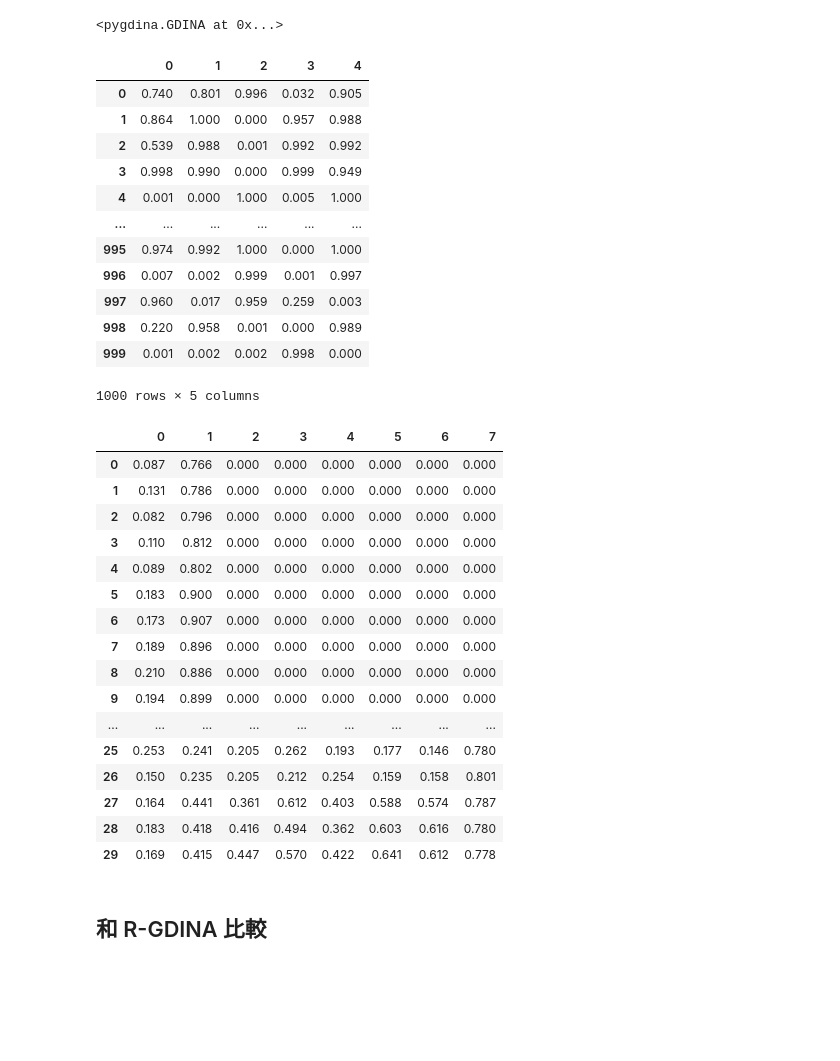
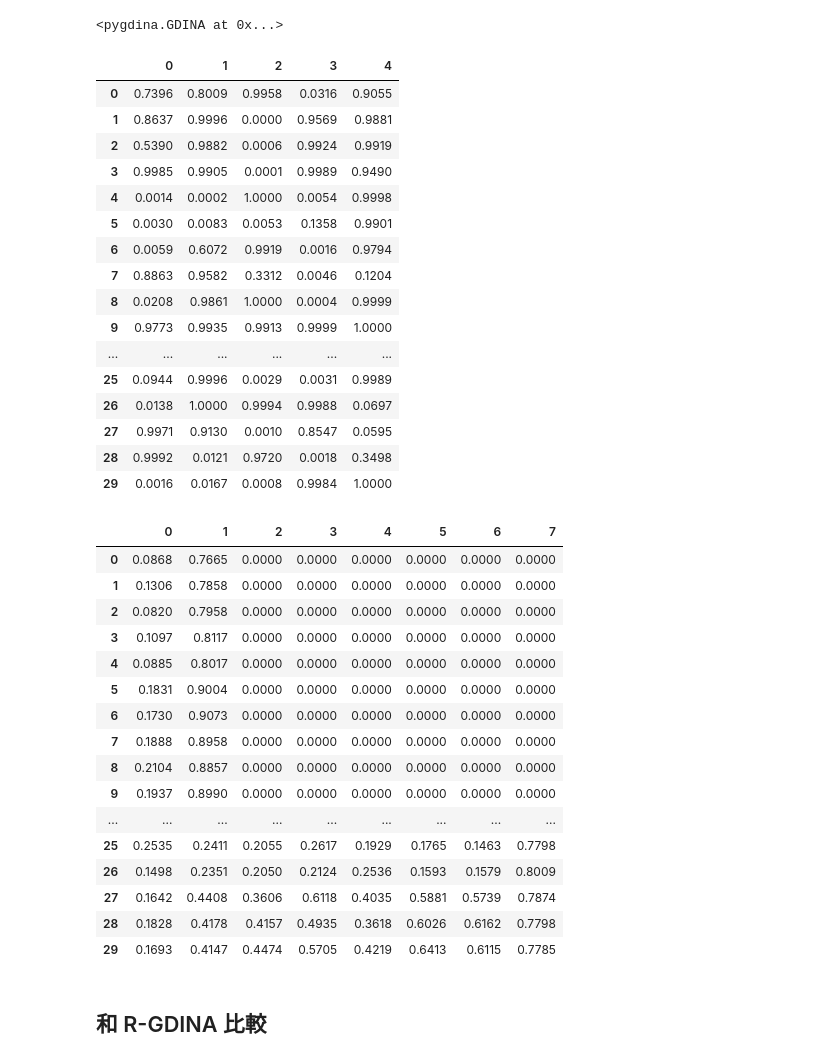
Before and after one commit to jiewenTsai/pygdina, a Jupyter notebook: pygdina_demo.ipynb, the cells around one changed output. Saved outputs shown, nothing was run; the diff lists cells and outputs as text; code cells hidden in the pictures; blank space fills up the shorter version.

```diff
--- a/pygdina_demo.ipynb
+++ b/pygdina_demo.ipynb
@@ -50,41 +54,45 @@ Iter=  33  |ΔLL|=8.26e-06  deviance=33999.1731
 converged  deviance=33999.1731  iter=33
 <pygdina.GDINA at 0x...>
 # %%
-pd.DataFrame(gdina.person_parm('mp')).round(3)
+pd.DataFrame(gdina.person_parm('mp')).round(4).head(30)
 # %% [output]
 |  | 0 | 1 | 2 | 3 | 4 |
-| 0 | 0.740 | 0.801 | 0.996 | 0.032 | 0.905 |
-| 1 | 0.864 | 1.000 | 0.000 | 0.957 | 0.988 |
-| 2 | 0.539 | 0.988 | 0.001 | 0.992 | 0.992 |
-| 3 | 0.998 | 0.990 | 0.000 | 0.999 | 0.949 |
-| 4 | 0.001 | 0.000 | 1.000 | 0.005 | 1.000 |
+| 0 | 0.7396 | 0.8009 | 0.9958 | 0.0316 | 0.9055 |
+| 1 | 0.8637 | 0.9996 | 0.0000 | 0.9569 | 0.9881 |
+| 2 | 0.5390 | 0.9882 | 0.0006 | 0.9924 | 0.9919 |
+| 3 | 0.9985 | 0.9905 | 0.0001 | 0.9989 | 0.9490 |
+| 4 | 0.0014 | 0.0002 | 1.0000 | 0.0054 | 0.9998 |
+| 5 | 0.0030 | 0.0083 | 0.0053 | 0.1358 | 0.9901 |
+| 6 | 0.0059 | 0.6072 | 0.9919 | 0.0016 | 0.9794 |
+| 7 | 0.8863 | 0.9582 | 0.3312 | 0.0046 | 0.1204 |
+| 8 | 0.0208 | 0.9861 | 1.0000 | 0.0004 | 0.9999 |
+| 9 | 0.9773 | 0.9935 | 0.9913 | 0.9999 | 1.0000 |
 | ... | ... | ... | ... | ... | ... |
-| 995 | 0.974 | 0.992 | 1.000 | 0.000 | 1.000 |
-| 996 | 0.007 | 0.002 | 0.999 | 0.001 | 0.997 |
-| 997 | 0.960 | 0.017 | 0.959 | 0.259 | 0.003 |
-| 998 | 0.220 | 0.958 | 0.001 | 0.000 | 0.989 |
-| 999 | 0.001 | 0.002 | 0.002 | 0.998 | 0.000 |
+| 25 | 0.0944 | 0.9996 | 0.0029 | 0.0031 | 0.9989 |
+| 26 | 0.0138 | 1.0000 | 0.9994 | 0.9988 | 0.0697 |
+| 27 | 0.9971 | 0.9130 | 0.0010 | 0.8547 | 0.0595 |
+| 28 | 0.9992 | 0.0121 | 0.9720 | 0.0018 | 0.3498 |
+| 29 | 0.0016 | 0.0167 | 0.0008 | 0.9984 | 1.0000 |
-1000 rows × 5 columns
 # %%
-pd.DataFrame(gdina.item_parm).round(3)
+pd.DataFrame(gdina.item_parm).round(4)
 # %% [output]
 |  | 0 | 1 | 2 | 3 | 4 | 5 | 6 | 7 |
-| 0 | 0.087 | 0.766 | 0.000 | 0.000 | 0.000 | 0.000 | 0.000 | 0.000 |
-| 1 | 0.131 | 0.786 | 0.000 | 0.000 | 0.000 | 0.000 | 0.000 | 0.000 |
-| 2 | 0.082 | 0.796 | 0.000 | 0.000 | 0.000 | 0.000 | 0.000 | 0.000 |
-| 3 | 0.110 | 0.812 | 0.000 | 0.000 | 0.000 | 0.000 | 0.000 | 0.000 |
-| 4 | 0.089 | 0.802 | 0.000 | 0.000 | 0.000 | 0.000 | 0.000 | 0.000 |
-| 5 | 0.183 | 0.900 | 0.000 | 0.000 | 0.000 | 0.000 | 0.000 | 0.000 |
-| 6 | 0.173 | 0.907 | 0.000 | 0.000 | 0.000 | 0.000 | 0.000 | 0.000 |
-| 7 | 0.189 | 0.896 | 0.000 | 0.000 | 0.000 | 0.000 | 0.000 | 0.000 |
-| 8 | 0.210 | 0.886 | 0.000 | 0.000 | 0.000 | 0.000 | 0.000 | 0.000 |
-| 9 | 0.194 | 0.899 | 0.000 | 0.000 | 0.000 | 0.000 | 0.000 | 0.000 |
+| 0 | 0.0868 | 0.7665 | 0.0000 | 0.0000 | 0.0000 | 0.0000 | 0.0000 | 0.0000 |
+| 1 | 0.1306 | 0.7858 | 0.0000 | 0.0000 | 0.0000 | 0.0000 | 0.0000 | 0.0000 |
+| 2 | 0.0820 | 0.7958 | 0.0000 | 0.0000 | 0.0000 | 0.0000 | 0.0000 | 0.0000 |
+| 3 | 0.1097 | 0.8117 | 0.0000 | 0.0000 | 0.0000 | 0.0000 | 0.0000 | 0.0000 |
+| 4 | 0.0885 | 0.8017 | 0.0000 | 0.0000 | 0.0000 | 0.0000 | 0.0000 | 0.0000 |
+| 5 | 0.1831 | 0.9004 | 0.0000 | 0.0000 | 0.0000 | 0.0000 | 0.0000 | 0.0000 |
+| 6 | 0.1730 | 0.9073 | 0.0000 | 0.0000 | 0.0000 | 0.0000 | 0.0000 | 0.0000 |
+| 7 | 0.1888 | 0.8958 | 0.0000 | 0.0000 | 0.0000 | 0.0000 | 0.0000 | 0.0000 |
+| 8 | 0.2104 | 0.8857 | 0.0000 | 0.0000 | 0.0000 | 0.0000 | 0.0000 | 0.0000 |
+| 9 | 0.1937 | 0.8990 | 0.0000 | 0.0000 | 0.0000 | 0.0000 | 0.0000 | 0.0000 |
 | ... | ... | ... | ... | ... | ... | ... | ... | ... |
-| 25 | 0.253 | 0.241 | 0.205 | 0.262 | 0.193 | 0.177 | 0.146 | 0.780 |
-| 26 | 0.150 | 0.235 | 0.205 | 0.212 | 0.254 | 0.159 | 0.158 | 0.801 |
-| 27 | 0.164 | 0.441 | 0.361 | 0.612 | 0.403 | 0.588 | 0.574 | 0.787 |
-| 28 | 0.183 | 0.418 | 0.416 | 0.494 | 0.362 | 0.603 | 0.616 | 0.780 |
-| 29 | 0.169 | 0.415 | 0.447 | 0.570 | 0.422 | 0.641 | 0.612 | 0.778 |
+| 25 | 0.2535 | 0.2411 | 0.2055 | 0.2617 | 0.1929 | 0.1765 | 0.1463 | 0.7798 |
+| 26 | 0.1498 | 0.2351 | 0.2050 | 0.2124 | 0.2536 | 0.1593 | 0.1579 | 0.8009 |
+| 27 | 0.1642 | 0.4408 | 0.3606 | 0.6118 | 0.4035 | 0.5881 | 0.5739 | 0.7874 |
+| 28 | 0.1828 | 0.4178 | 0.4157 | 0.4935 | 0.3618 | 0.6026 | 0.6162 | 0.7798 |
+| 29 | 0.1693 | 0.4147 | 0.4474 | 0.5705 | 0.4219 | 0.6413 | 0.6115 | 0.7785 |
 # %% [markdown]
 ## 和 R-GDINA 比較
 # %%
```
Also changed, not shown: parts of 11 cells of this notebook.
